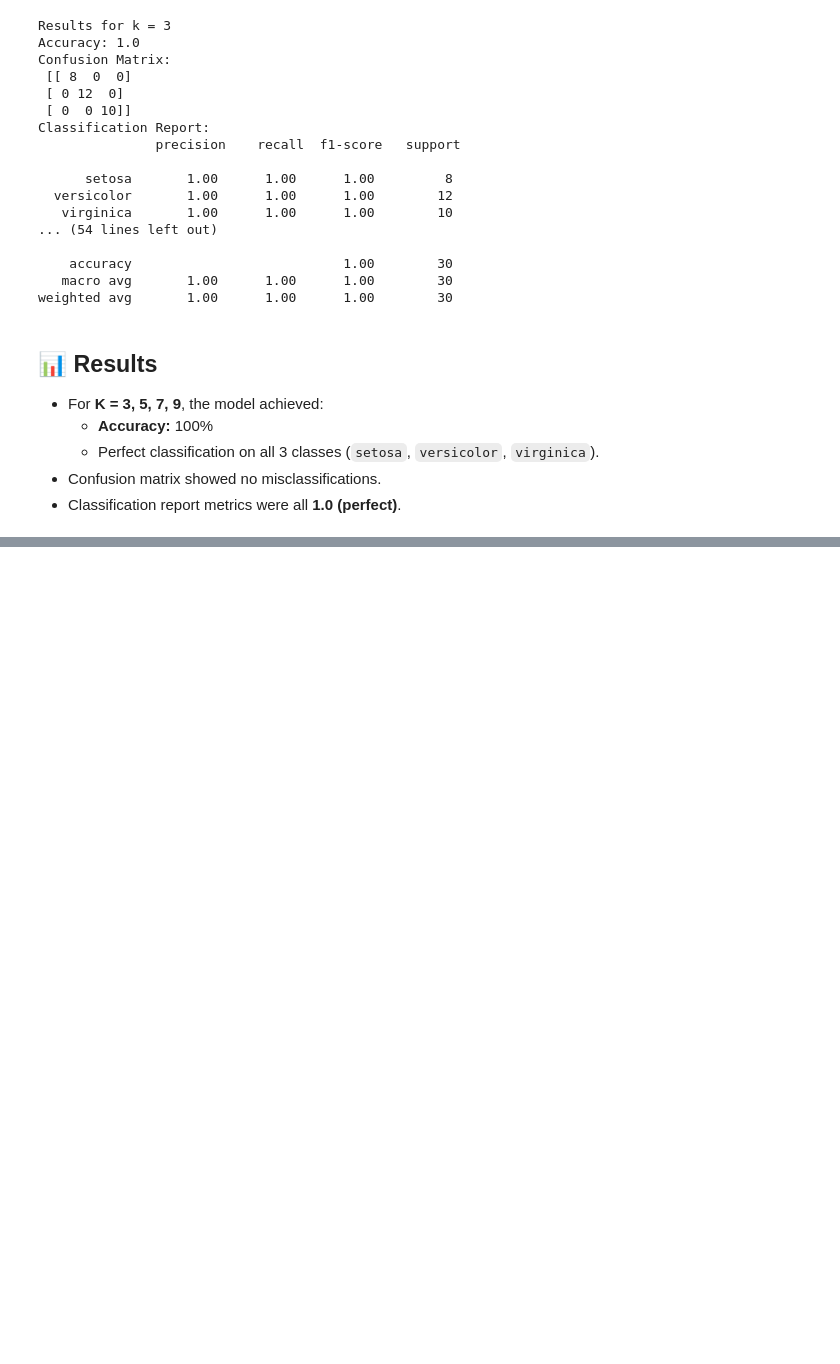
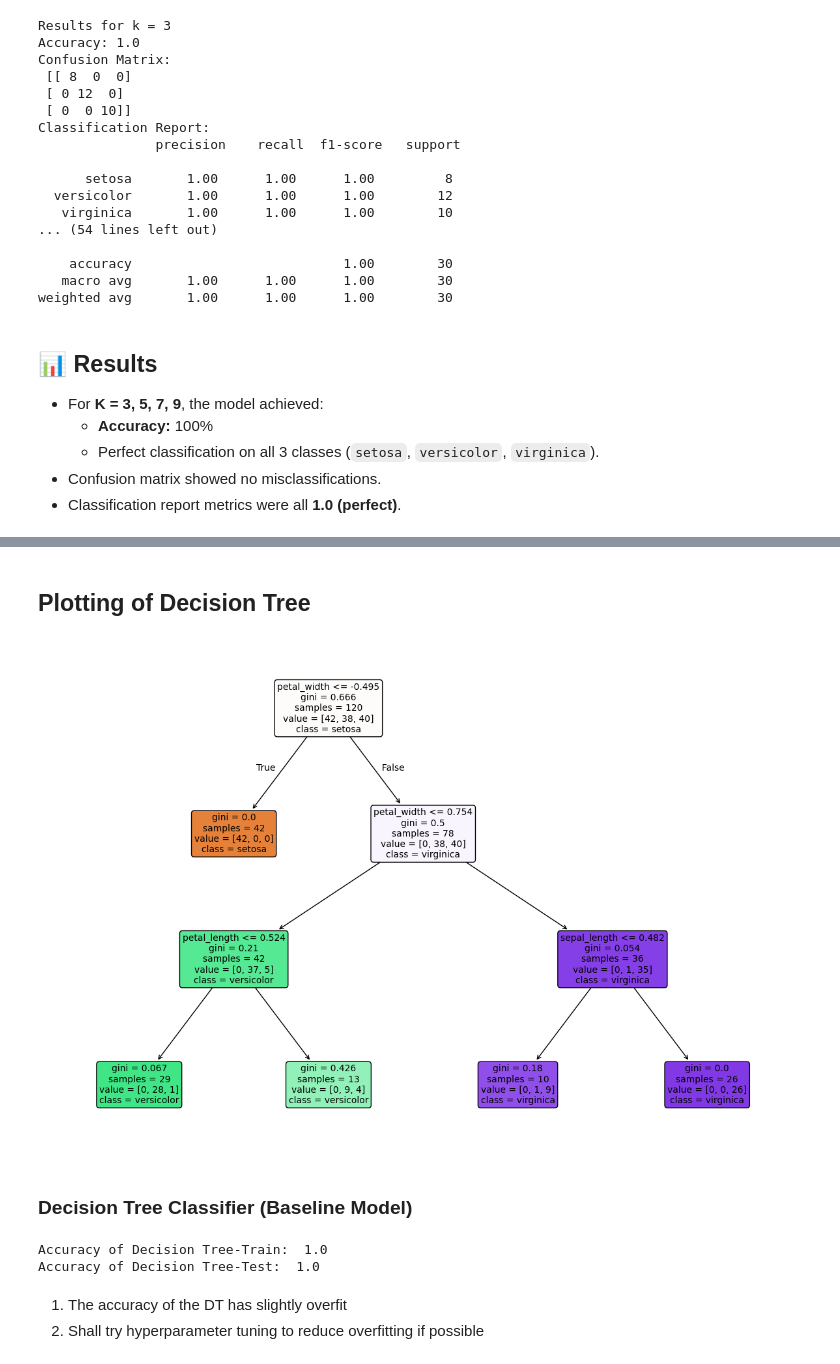
Before and after one commit to diya-coder17/Iris-classifier, a Jupyter notebook: iris_prediction.ipynb, the cells around one changed output, grey strips where cells are left out. Drawn from its saved outputs; the diff is of its cells as text; code cells hidden in the pictures; blank space fills up the shorter version.

```diff
--- a/iris_prediction.ipynb
+++ b/iris_prediction.ipynb
@@ -146,11 +146,11 @@ df.head()
 # %%
 # Separate features and target
 X = df.drop("species", axis=1)
-Y = df["species"]
+y = df["species"]
 # %% [markdown]
 ## Step -4: Splitting the data into Training and Test data
 # %%
-X_train, X_test, y_train, y_test = train_test_split(X, Y, test_size = 0.2, random_state=40)
+X_train, X_test, y_train, y_test = train_test_split(X, y, test_size = 0.2, random_state=40)
 # %% [markdown]
 ## Step -5 : Standardization of Numerical Features
 # %%
@@ -215,0 +243,17 @@ weighted avg       1.00      1.00      1.00        30
+# %% [markdown]
+## Plotting of Decision Tree
+# %%
+from sklearn.tree import plot_tree
+
+plt.figure(figsize=(15,10))
+plot_tree(model,
+          feature_names=X.columns,
+          class_names=le.classes_,
+          filled=True,
+          rounded=True,
+          fontsize=10)
+plt.show()
+# %% [output]
+[figure, added]
+# %% [markdown]
+### Decision Tree Classifier (Baseline Model)
@@ -215,0 +268,9 @@ weighted avg       1.00      1.00      1.00        30
+# %%
+print('Accuracy of Decision Tree-Train: ', accuracy_score(y_pred_train, y_train))
+print('Accuracy of Decision Tree-Test: ', accuracy_score(y_pred, y_test))
+# %% [output]
+Accuracy of Decision Tree-Train:  1.0
+Accuracy of Decision Tree-Test:  1.0
+# %% [markdown]
+1) The accuracy of the DT has slightly overfit
+2) Shall try hyperparameter tuning to reduce overfitting if possible
```
Also changed, not shown: parts of 19 cells of this notebook, 3 other files.
